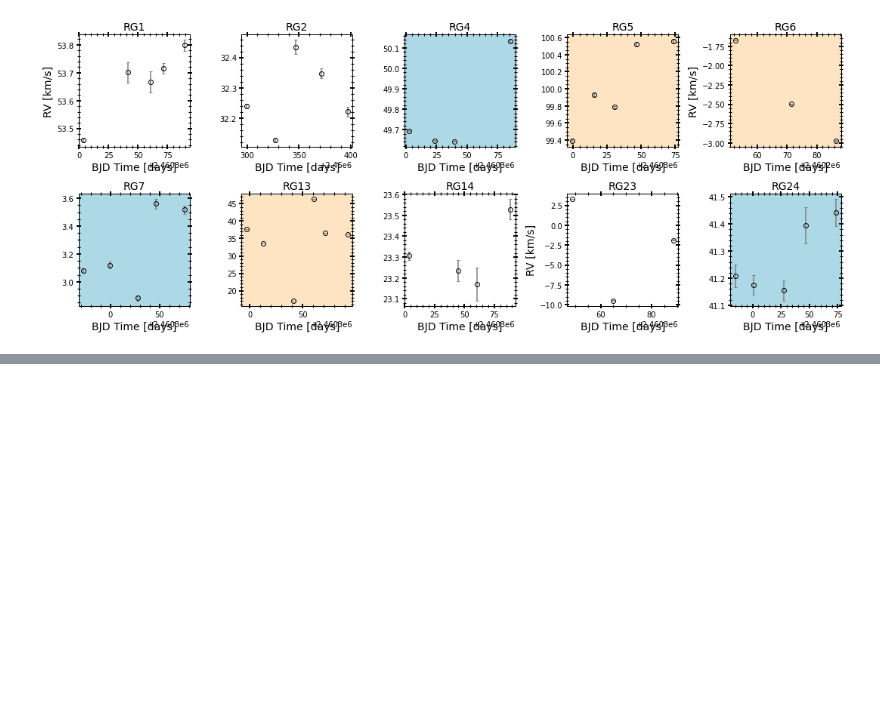
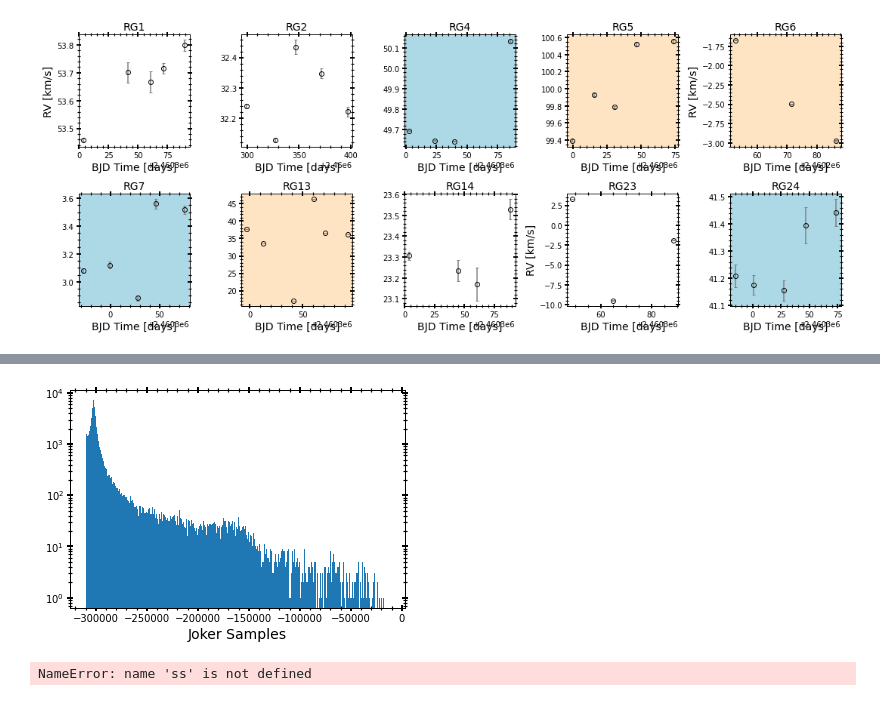
Before and after one commit to MaryumSayeed/ESPRESSO, a Jupyter notebook: scripts/read_fits.ipynb, the cells around one changed output, grey strips where cells are left out. Drawn from its saved outputs; the diff is of its cells as text; code cells hidden in the pictures; blank space fills up the shorter version.

```diff
--- a/scripts/read_fits.ipynb
+++ b/scripts/read_fits.ipynb
@@ -306,3 +332,13 @@ def test_tj(obj,prior_size=50_000,save=False,MCMC=False):
+# %%
+_=plt.hist(js[1],bins='auto')
+plt.xlabel('Joker Samples')
+plt.yscale('log')
+# %% [output]
+[figure, added]
+# %%
+ss
+# %% [output]
+NameError: name 'ss' is not defined
 # %%
 binaries = [23, 13, 7, 6, 5, 4, 1]
 for star_id in binaries[1:]:#list(obj_dir.keys()):
```
Also changed, not shown: parts of 8 cells of this notebook.
